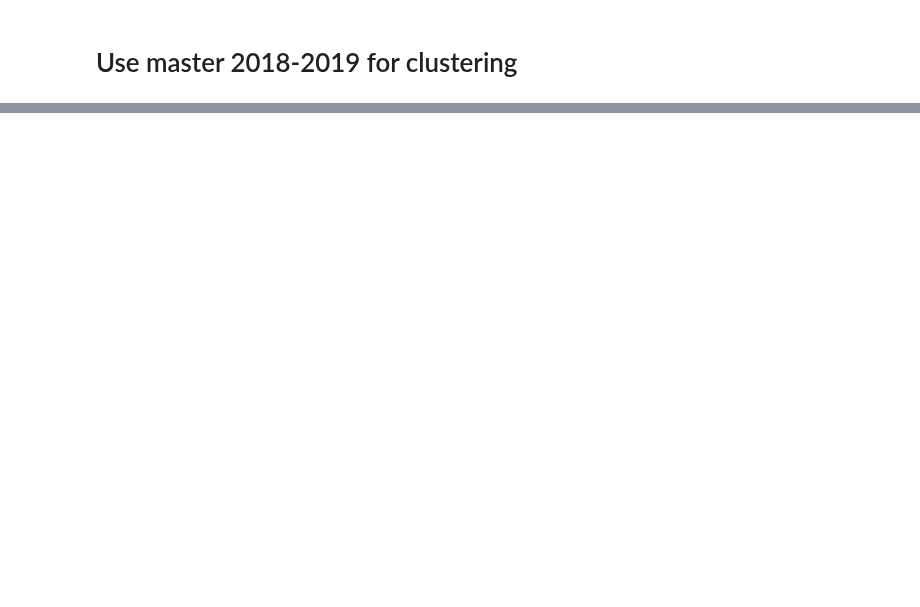
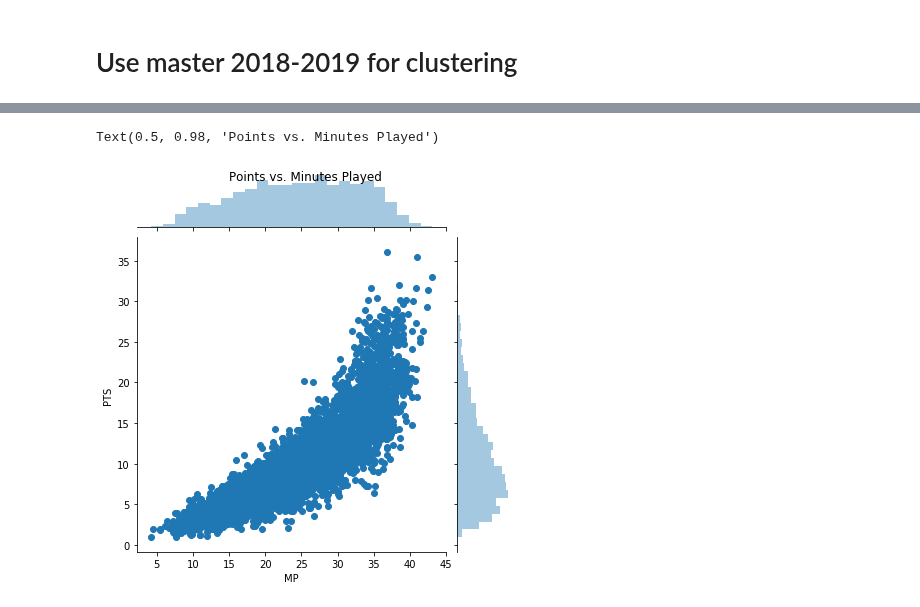
Before and after one commit to victoria-yining-huang/NBA-MIP, a Jupyter notebook: features.ipynb, the cells around one changed output, grey strips where cells are left out. Drawn from its saved outputs; the diff is of its cells as text; code cells hidden in the pictures; blank space fills up the shorter version.

```diff
--- a/features.ipynb
+++ b/features.ipynb
@@ -231,0 +241,6 @@ plt.show()
+# %%
+sns.jointplot(x='MP',y='PTS',data=master)
+plt.suptitle('Points vs. Minutes Played')
+# %% [output]
+Text(0.5, 0.98, 'Points vs. Minutes Played')
+[figure, added]
```
Also changed, not shown: parts of 27 cells of this notebook.
